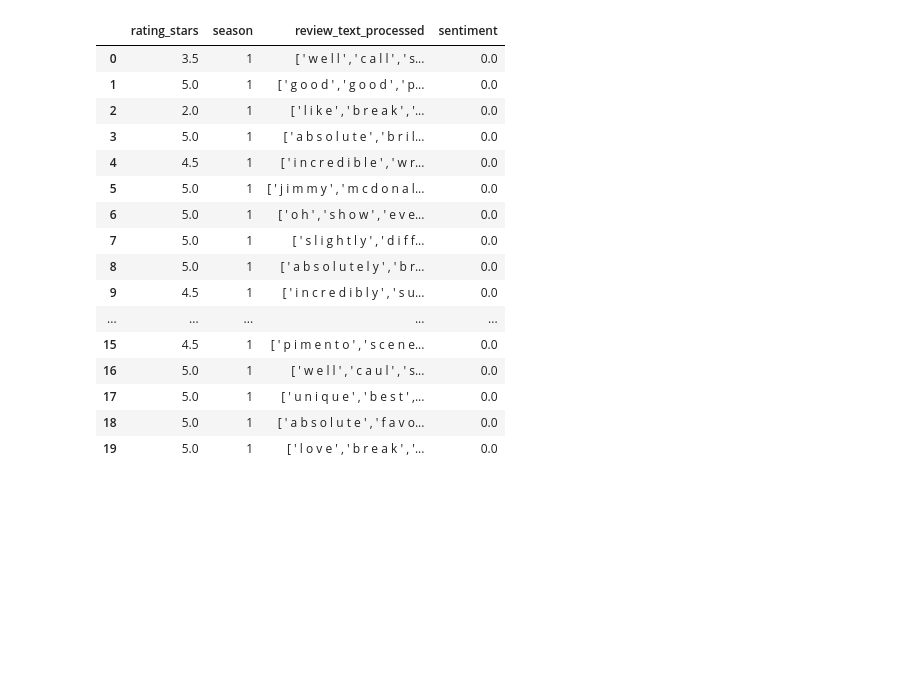
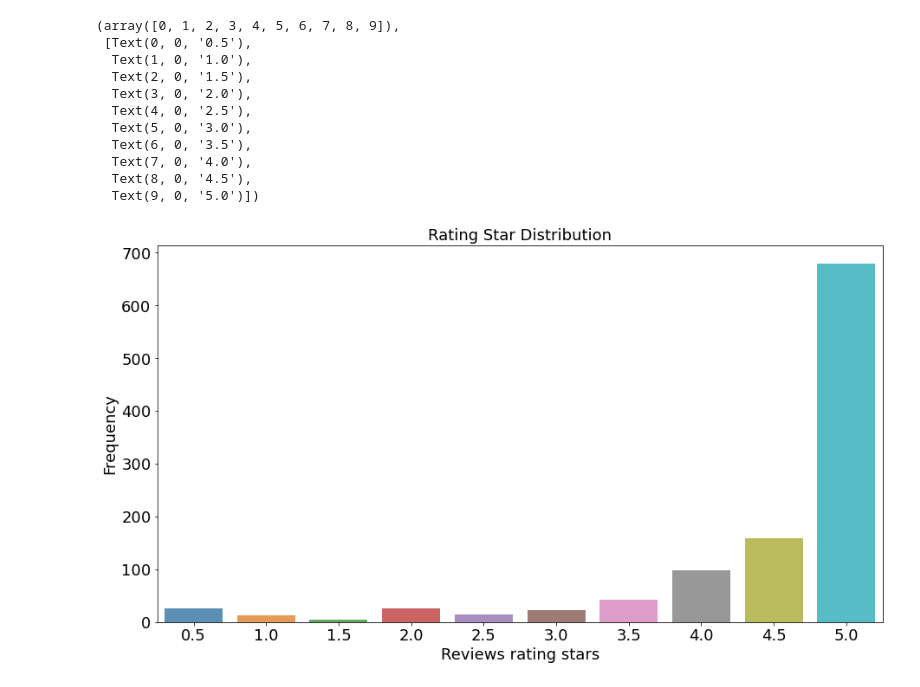
Before and after one commit to m724297540/Do-people-like-better-call-saul, a Jupyter notebook: EDA_audience_reviews.ipynb, the cells around one changed output. Cells and saved outputs as stored; diff of their text form; code cells hidden in the pictures; blank space fills up the shorter version.

```diff
--- a/EDA_audience_reviews.ipynb
+++ b/EDA_audience_reviews.ipynb
@@ -22,5 +30,5 @@ df = pd.read_csv('BCS_processed_audience_reviews.csv')[['rating_stars', 'season'
 # %%
-# sentiment analysis
-df['review_text_processed'] = [' '.join(map(str, word)) for word in df['review_text_processed']]
-df['sentiment'] = df['review_text_processed'].apply(lambda x: TextBlob(x).sentiment.polarity)
+#sentiment analysis
+sia = SentimentIntensityAnalyzer()
+df['sentiment'] = df['review_text_processed'].apply(lambda x: sia.polarity_scores(x)['compound'])
 # %%
@@ -38,20 +47,22 @@ array([0.])
-# %%
-df.head(20)
-# %% [output]
-|  | rating_stars | season | review_text_processed | sentiment |
-| 0 | 3.5 | 1 | [ ' w e l l ' , ' c a l l ' , ' s... | 0.0 |
-| 1 | 5.0 | 1 | [ ' g o o d ' , ' g o o d ' , ' p... | 0.0 |
-| 2 | 2.0 | 1 | [ ' l i k e ' , ' b r e a k ' , '... | 0.0 |
-| 3 | 5.0 | 1 | [ ' a b s o l u t e ' , ' b r i l... | 0.0 |
-| 4 | 4.5 | 1 | [ ' i n c r e d i b l e ' , ' w r... | 0.0 |
-| 5 | 5.0 | 1 | [ ' j i m m y ' , ' m c d o n a l... | 0.0 |
-| 6 | 5.0 | 1 | [ ' o h ' , ' s h o w ' , ' e v e... | 0.0 |
-| 7 | 5.0 | 1 | [ ' s l i g h t l y ' , ' d i f f... | 0.0 |
-| 8 | 5.0 | 1 | [ ' a b s o l u t e l y ' , ' b r... | 0.0 |
-| 9 | 4.5 | 1 | [ ' i n c r e d i b l y ' , ' s u... | 0.0 |
-| ... | ... | ... | ... | ... |
-| 15 | 4.5 | 1 | [ ' p i m e n t o ' , ' s c e n e... | 0.0 |
-| 16 | 5.0 | 1 | [ ' w e l l ' , ' c a u l ' , ' s... | 0.0 |
-| 17 | 5.0 | 1 | [ ' u n i q u e ' , ' b e s t ' ,... | 0.0 |
-| 18 | 5.0 | 1 | [ ' a b s o l u t e ' , ' f a v o... | 0.0 |
-| 19 | 5.0 | 1 | [ ' l o v e ' , ' b r e a k ' , '... | 0.0 |
+# %%
+x_rating = df.rating_stars.value_counts()
+plt.figure(figsize=(15,8))
+sns.barplot(x_rating.index, x_rating.values, alpha=0.8)
+plt.title("Rating Star Distribution", fontsize=18)
+plt.ylabel('Frequency', fontsize=18)
+plt.yticks(fontsize=18)
+plt.xlabel('Reviews rating stars', fontsize=18)
+plt.xticks(fontsize=18)
+# %% [output]
+(array([0, 1, 2, 3, 4, 5, 6, 7, 8, 9]),
+ [Text(0, 0, '0.5'),
+  Text(1, 0, '1.0'),
+  Text(2, 0, '1.5'),
+  Text(3, 0, '2.0'),
+  Text(4, 0, '2.5'),
+  Text(5, 0, '3.0'),
+  Text(6, 0, '3.5'),
+  Text(7, 0, '4.0'),
+  Text(8, 0, '4.5'),
+  Text(9, 0, '5.0')])
+[figure, added]
```
Also changed, not shown: parts of 15 cells of this notebook.
